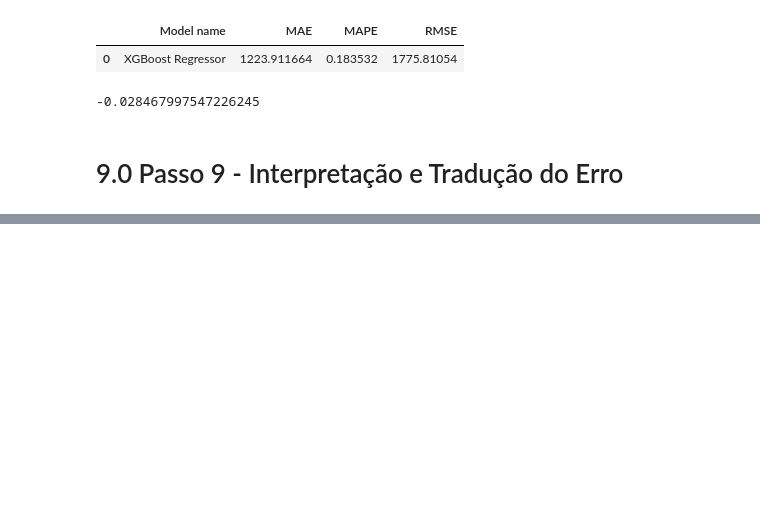
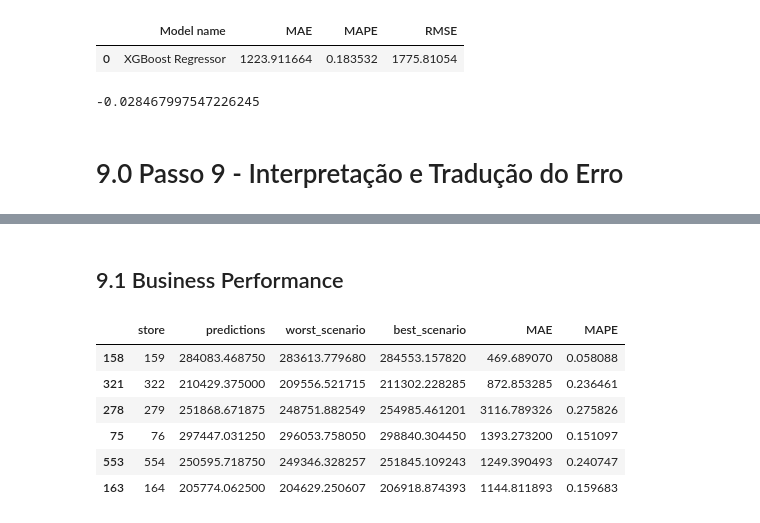
Before and after one commit to miguelzeph/curso_ds_em_producao, a Jupyter notebook: notebook_store_sales_prediction.ipynb, the cells around one changed output, grey strips where cells are left out. Cells and saved outputs as stored; diff of their text form; code cells hidden in the pictures; blank space fills up the shorter version.

```diff
--- a/notebook_store_sales_prediction.ipynb
+++ b/notebook_store_sales_prediction.ipynb
@@ -2332,0 +2378,2 @@ mpe
+# %% [markdown]
+## 9.1 Business Performance
@@ -2332,0 +2398,10 @@ mpe
+# %%
+df92.sample(6)
+# %% [output]
+|  | store | predictions | worst_scenario | best_scenario | MAE | MAPE |
+| 158 | 159 | 284083.468750 | 283613.779680 | 284553.157820 | 469.689070 | 0.058088 |
+| 321 | 322 | 210429.375000 | 209556.521715 | 211302.228285 | 872.853285 | 0.236461 |
+| 278 | 279 | 251868.671875 | 248751.882549 | 254985.461201 | 3116.789326 | 0.275826 |
+| 75 | 76 | 297447.031250 | 296053.758050 | 298840.304450 | 1393.273200 | 0.151097 |
+| 553 | 554 | 250595.718750 | 249346.328257 | 251845.109243 | 1249.390493 | 0.240747 |
+| 163 | 164 | 205774.062500 | 204629.250607 | 206918.874393 | 1144.811893 | 0.159683 |
```
Also changed, not shown: parts of 16 cells of this notebook.
